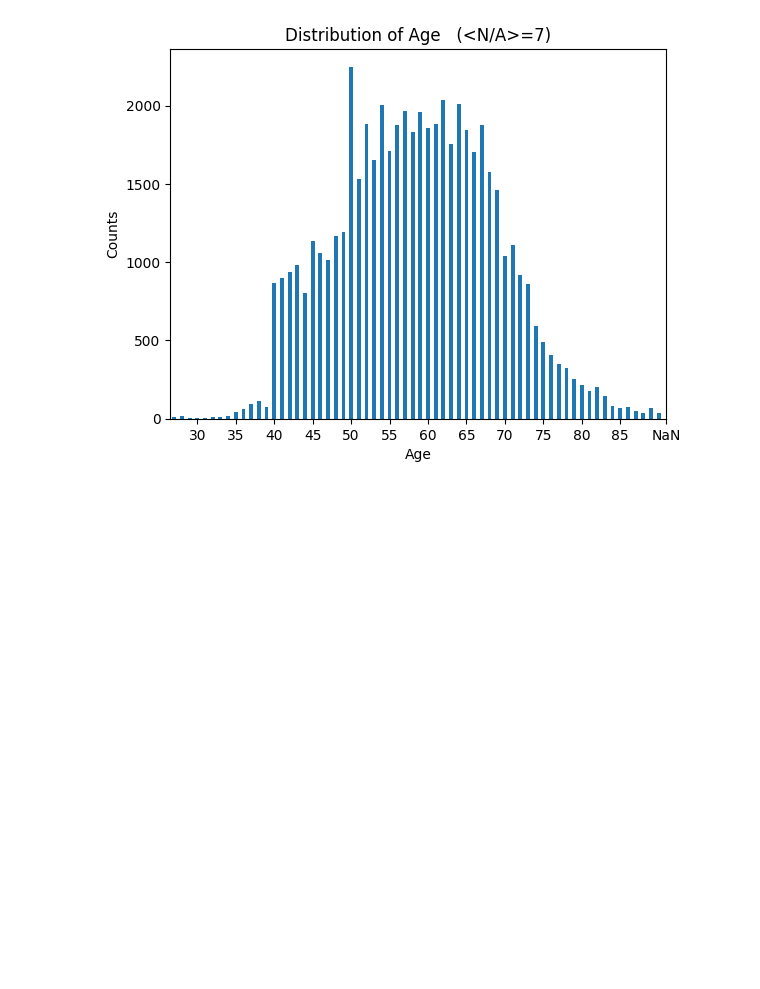
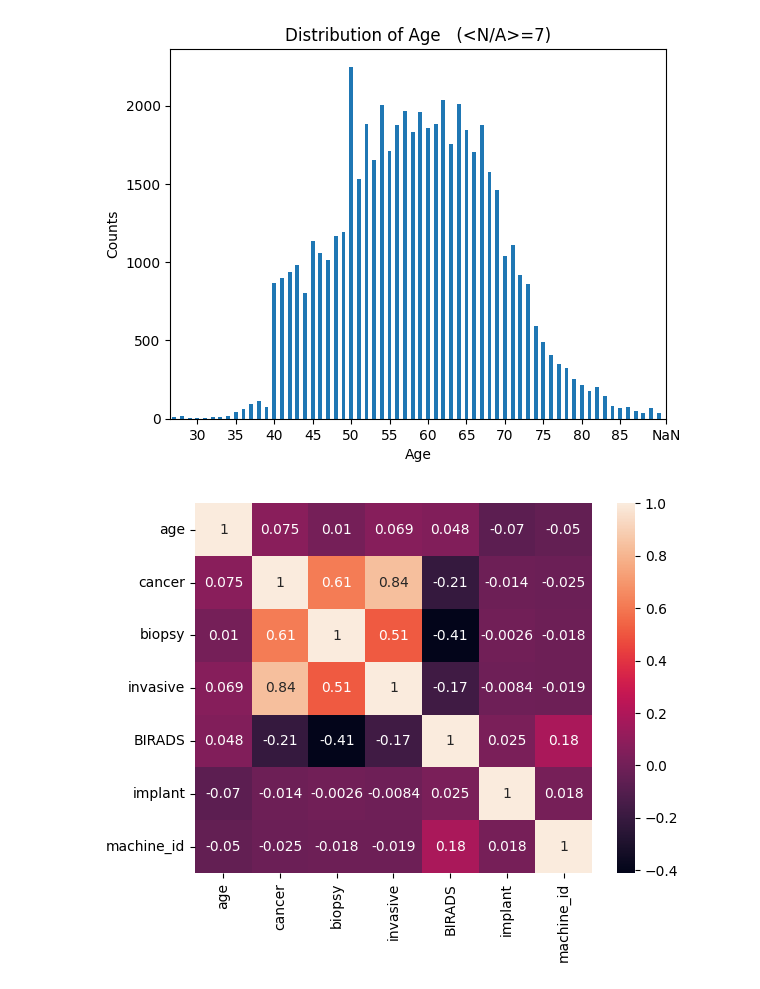
Before and after one commit to 5020hunter/RSNA-Breast-Cancer, a Jupyter notebook: prelim_analysis.ipynb, the cells around one changed output. Drawn from its saved outputs; the diff is of its cells as text; code cells hidden in the pictures; blank space fills up the shorter version.

Commit message:
corr matrix

```diff
--- a/prelim_analysis.ipynb
+++ b/prelim_analysis.ipynb
@@ -39,3 +40,10 @@ ax.xaxis.set_ticklabels(ticklabels[3:64:5])
 plt.show()
 # %% [output]
 [figure]
+# %%
+numerical = train[['age','cancer','biopsy','invasive','BIRADS','implant','density','machine_id']]
+corr_matrix = numerical.corr()
+sn.heatmap(corr_matrix, annot=True)
+plt.show()
+# %% [output]
+[figure, added]
```
Also changed, not shown: parts of 1 cell of this notebook.
